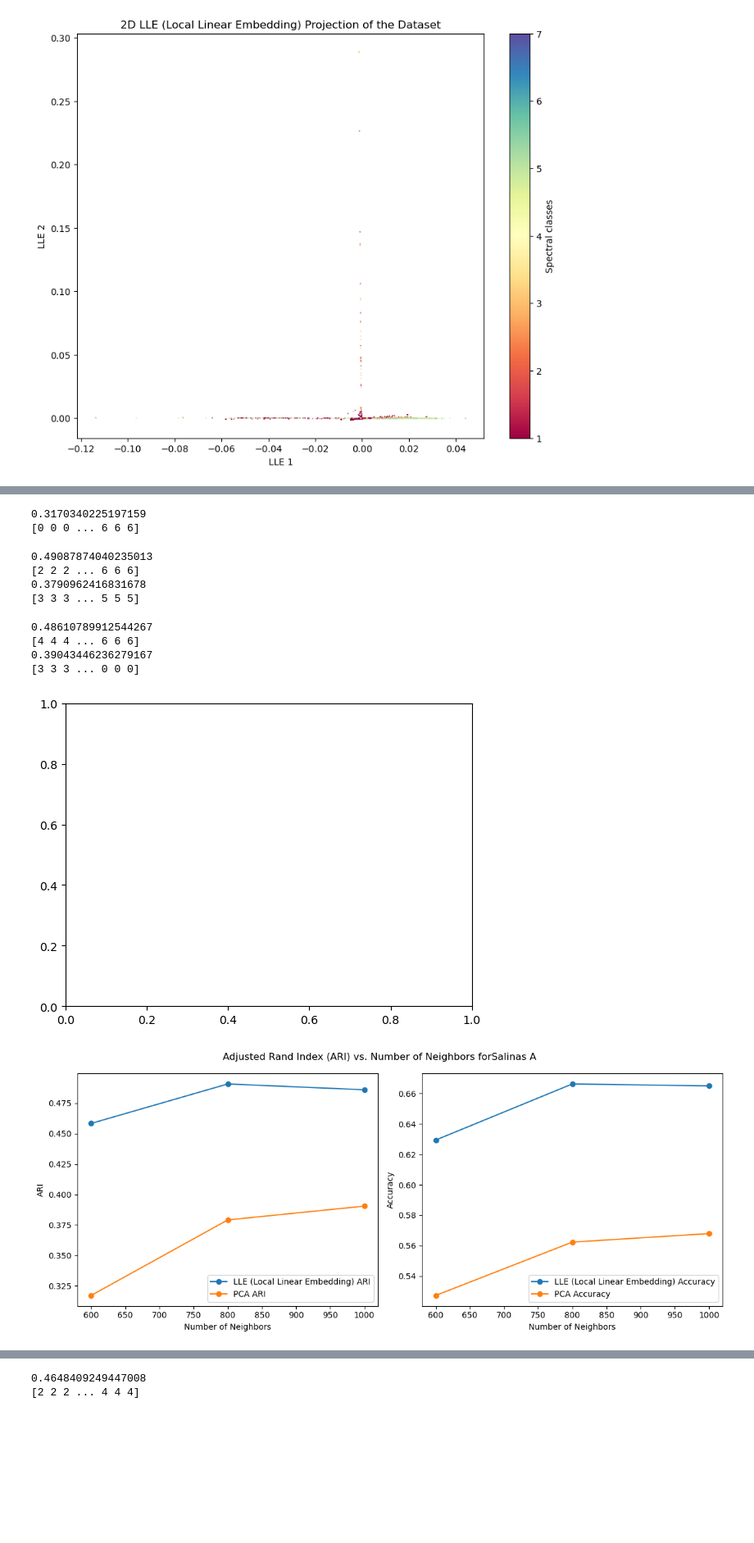
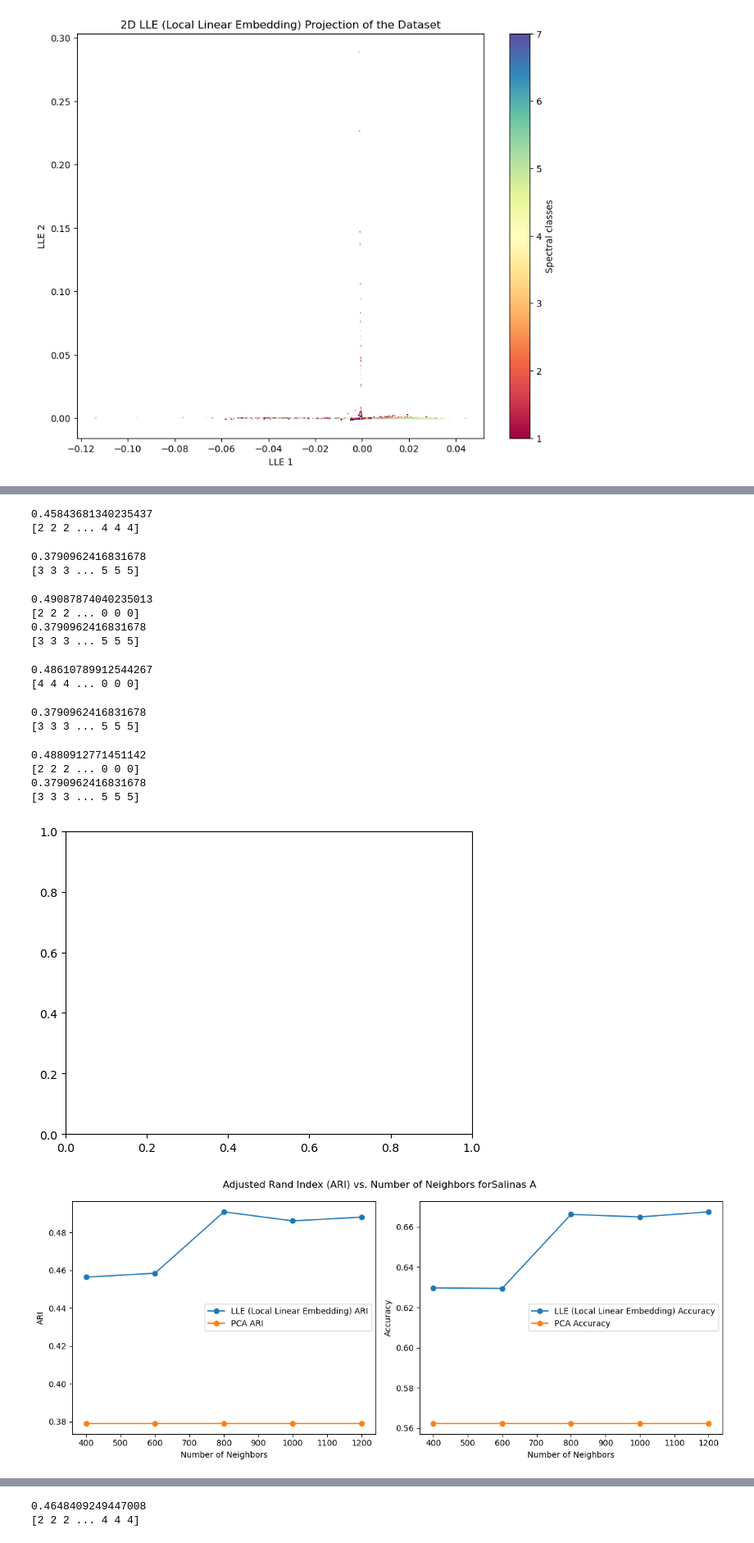
Before and after one commit to seolibek/Tufts2024, a Jupyter notebook: LLE.ipynb, the cells around one changed output, grey strips where cells are left out. Shown at 82% size. Saved outputs shown, nothing was run; the diff lists cells and outputs as text; code cells hidden in the pictures; blank space fills up the shorter version.

Commit message:
Implemented number of neighbors for LLE. Will now work on dimension (n_components)

```diff
--- a/LLE.ipynb
+++ b/LLE.ipynb
@@ -66,26 +61,27 @@ k_means(GT,dim_reduced_data = visualize_lle(HSI,num=1000),n_components=3,method
 # %%
-def compare_pca(data,ground_truth,dataset_name,compare_dim,compare_neighbors):
+def compare_pca(data,ground_truth,dataset_name,compare_dim = 'None',compare_neighbors = "None"):
     lle_ari = []
     lle_aligned_acc = []
     pca_ari = []
     pca_aligned_acc = []
-    dims = [400,600,800,1000]
-    pca_dims = [1,2,3,4]
-    for i in range(1,len(dims)):
-        lle_plot = visualize_lle(data,num_neighbors=dims[i])
-        k_means_lle_ari, k_means_lle_labels = k_means(ground_truth,dim_reduced_data = lle_plot, n_components = pca_dims[i], method = "LLE")
-        k_means_pca_ari, k_means_pca_labels = k_means(ground_truth, data = data, n_components= pca_dims[i], method = "PCA")
+    dims = [200,400,600,800,1000,1200]
+    pca_dims = [1,2,3,4,5,6,10,30,50,100,150,200]
+    if (compare_neighbors):
+        for i in range(1,len(dims)):
+            lle_plot = visualize_lle(data,num_neighbors=dims[i])
+            k_means_lle_ari, k_means_lle_labels = k_means(ground_truth,dim_reduced_data = lle_plot, n_components = 3, method = "LLE")
+            k_means_pca_ari, k_means_pca_labels = k_means(ground_truth, data = data, n_components= 3, method = "PCA")
 
-        lle_ari.append(k_means_lle_ari)
-        pca_ari.append(k_means_pca_ari)
+            lle_ari.append(k_means_lle_ari)
+            pca_ari.append(k_means_pca_ari)
 
-        lle_acc = calculate_aligned_accuracy(ground_truth, k_means_lle_labels)
-        pca_acc = calculate_aligned_accuracy(ground_truth, k_means_pca_labels)
+            lle_acc = calculate_aligned_accuracy(ground_truth, k_means_lle_labels)
+            pca_acc = calculate_aligned_accuracy(ground_truth, k_means_pca_labels)
 
-        lle_aligned_acc.append(lle_acc)
-        pca_aligned_acc.append(pca_acc)
-    dims = dims[1:]
-    plot(dims,lle_ari, pca_ari,lle_aligned_acc,pca_aligned_acc, plot_title = 'Adjusted Rand Index (ARI) vs. Number of Neighbors for' + dataset_name, x_label = 'Number of Neighbors', dim_label = 'LLE (Local Linear Embedding)')
+            lle_aligned_acc.append(lle_acc)
+            pca_aligned_acc.append(pca_acc)
+        dims = dims[1:]
+        plot(dims,lle_ari, pca_ari,lle_aligned_acc,pca_aligned_acc, plot_title = 'Adjusted Rand Index (ARI) vs. Number of Neighbors for' + dataset_name, x_label = 'Number of Neighbors', dim_label = 'LLE (Local Linear Embedding)')
 # %%
-compare_pca(HSI,GT,"Salinas A", True, True)
+compare_pca(HSI,GT,"Salinas A", compare_neighbors=True)
 # %% [output]
@@ -94,12 +92,18 @@ compare_pca(HSI,GT,"Salinas A", True, True)
-0.3170340225197159
-[0 0 0 ... 6 6 6]
+0.45843681340235437
+[2 2 2 ... 4 4 4]
-0.49087874040235013
-[2 2 2 ... 6 6 6]
 0.3790962416831678
 [3 3 3 ... 5 5 5]
-0.48610789912544267
-[4 4 4 ... 6 6 6]
-0.39043446236279167
-[3 3 3 ... 0 0 0]
+0.49087874040235013
+[2 2 2 ... 0 0 0]
+0.3790962416831678
+[3 3 3 ... 5 5 5]
+0.48610789912544267
+[4 4 4 ... 0 0 0]
+0.3790962416831678
+[3 3 3 ... 5 5 5]
+0.4880912771451142
+[2 2 2 ... 0 0 0]
+0.3790962416831678
+[3 3 3 ... 5 5 5]
 [figure]
-[figure, old version]
+[figure, new version]
```
Also changed, not shown: parts of 5 cells of this notebook.
